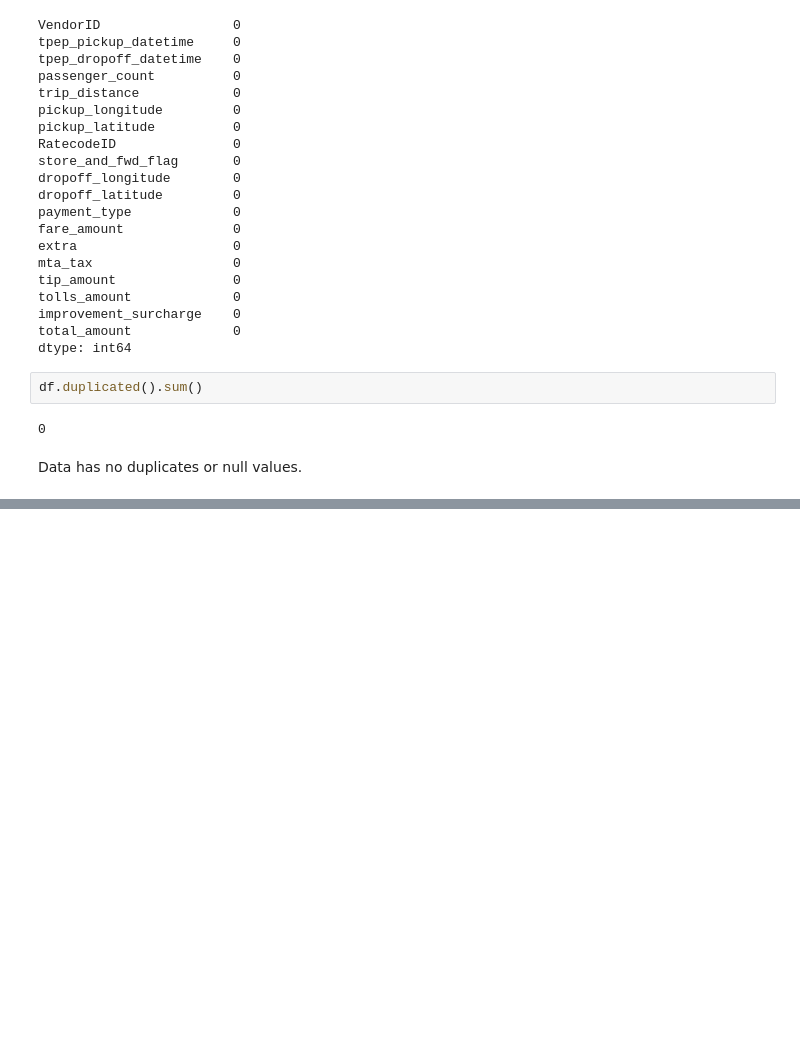
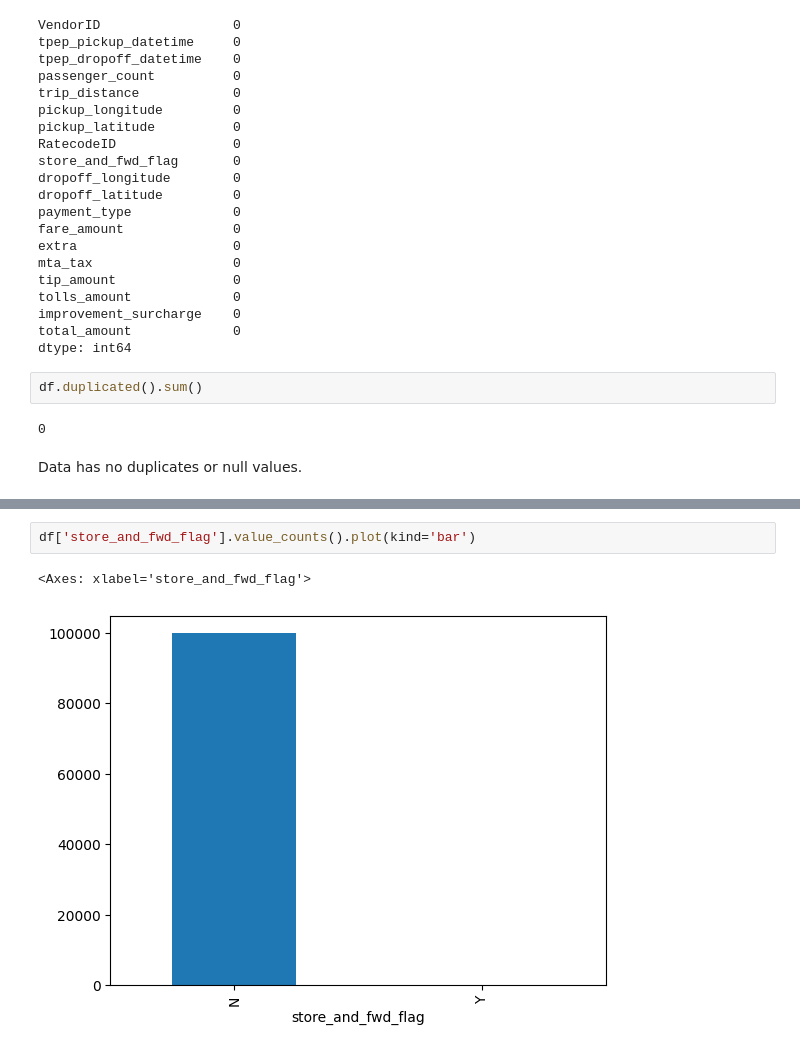
Before and after one commit to VastavTailwal/uber-data-analysis, a Jupyter notebook: uber_data_analysis.ipynb, the cells around one changed output, grey strips where cells are left out. Cells and saved outputs as stored; diff of their text form; blank space fills up the shorter version.

```diff
--- a/uber_data_analysis.ipynb
+++ b/uber_data_analysis.ipynb
@@ -88,0 +132,5 @@ Data has no duplicates or null values.
+# %%
+df['store_and_fwd_flag'].value_counts().plot(kind='bar')
+# %% [output]
+<Axes: xlabel='store_and_fwd_flag'>
+[figure, added]
```
Also changed, not shown: parts of 63 cells of this notebook, 1 other file.
